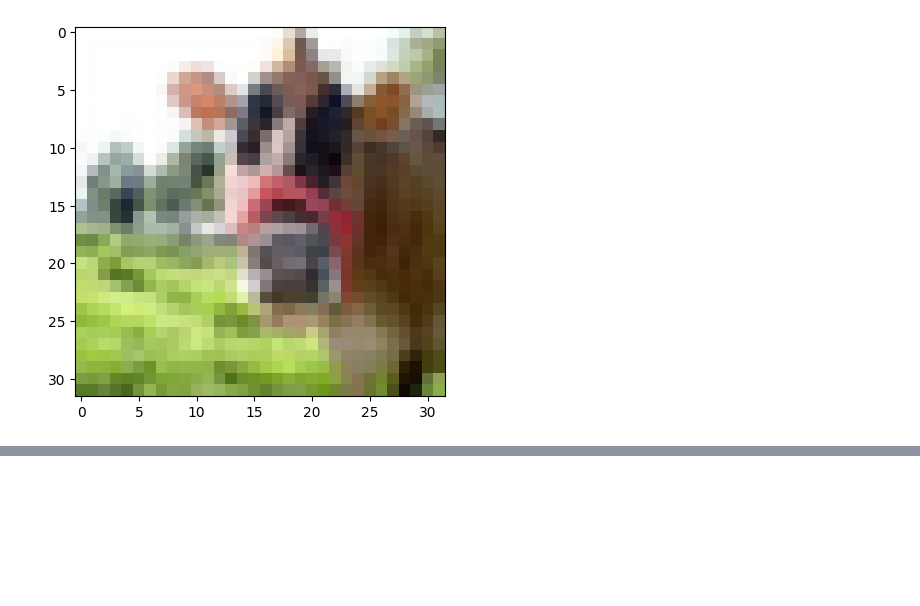
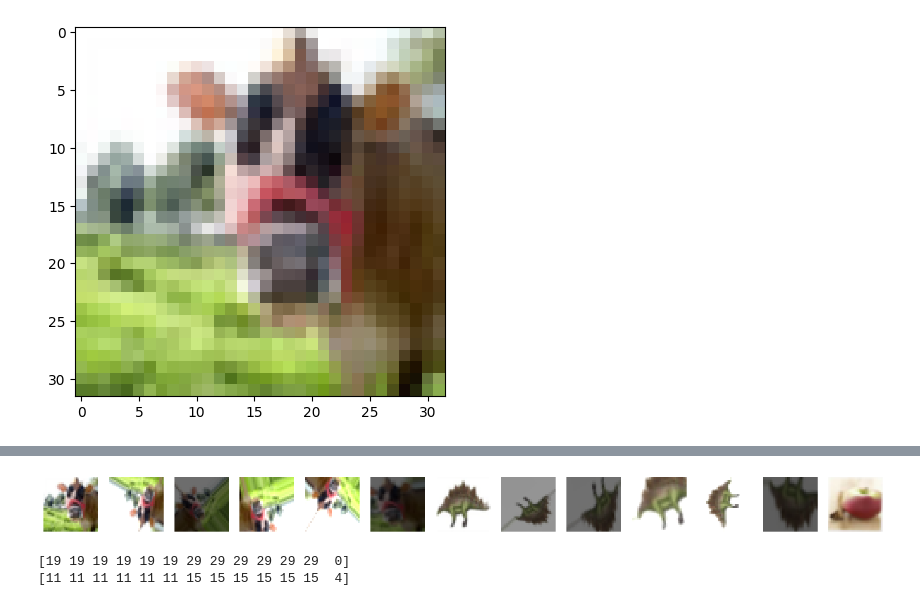
Before and after one commit to lneira19/NN-codes, a Jupyter notebook: testing/filesReading.ipynb, the cells around one changed output, grey strips where cells are left out. Cells and saved outputs as stored; diff of their text form; code cells hidden in the pictures; blank space fills up the shorter version.

```diff
--- a/testing/filesReading.ipynb
+++ b/testing/filesReading.ipynb
@@ -96,0 +150,39 @@ plt.show()
+# %%
+def dataAugmentation4ImgBatch(img_batch,img_labels,num_new_data):
+
+
+    # Creación de/del vector/vectores de labels
+
+    labels = []
+
+    for i in range(len(img_labels)):
+
+        list_labels_4_img = np.array([labels4dataAugmentation4Img(img_label,num_new_data) for img_label in img_labels[i]])
+
+        list_labels_4_img = np.hstack(list_labels_4_img)
+
+        labels.append(list_labels_4_img)
+
+    # Creación del vector de imágenes
+
+    list_new_data_4_img = np.array([dataAugmentation4Img(img,num_new_data) for img in img_batch])
+
+    stack_imgs = np.concatenate(list_new_data_4_img,axis=0)
+
+    return stack_imgs, labels
+
+stack_imgs, labels = dataAugmentation4ImgBatch(x_train[:3],[y_train_fine[:3],y_train_coarse[:3]],num_new_data=5)
+
+fig = plt.figure(figsize=(20,5))
+for i, img in enumerate(stack_imgs[:13]):
+    ax = fig.add_subplot(1, len(stack_imgs[:13]), i+1)
+    ax.imshow(img)
+    ax.axis('off')
+plt.show()
+
+print(labels[0][:13])
+print(labels[1][:13])
+# %% [output]
+[figure, added]
+[19 19 19 19 19 19 29 29 29 29 29 29  0]
+[11 11 11 11 11 11 15 15 15 15 15 15  4]
```
Also changed, not shown: parts of 6 cells of this notebook, 2 other files.
